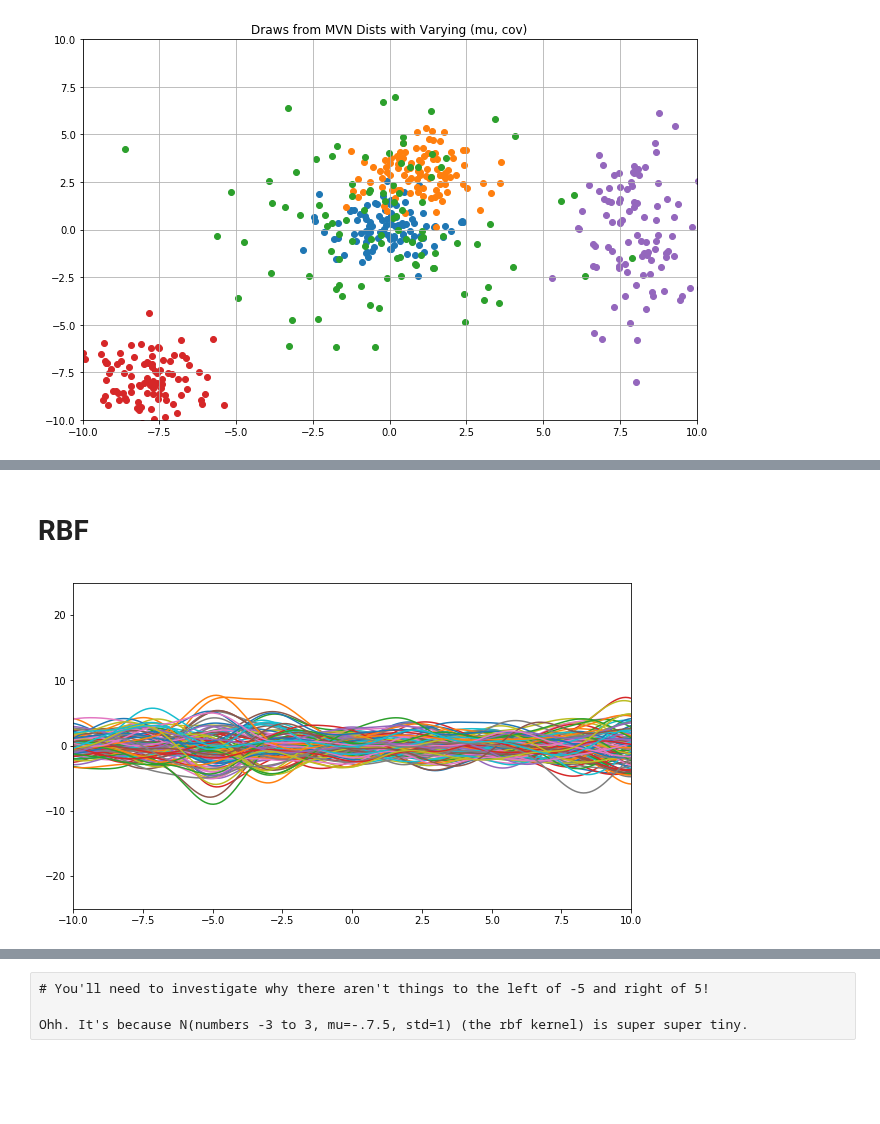
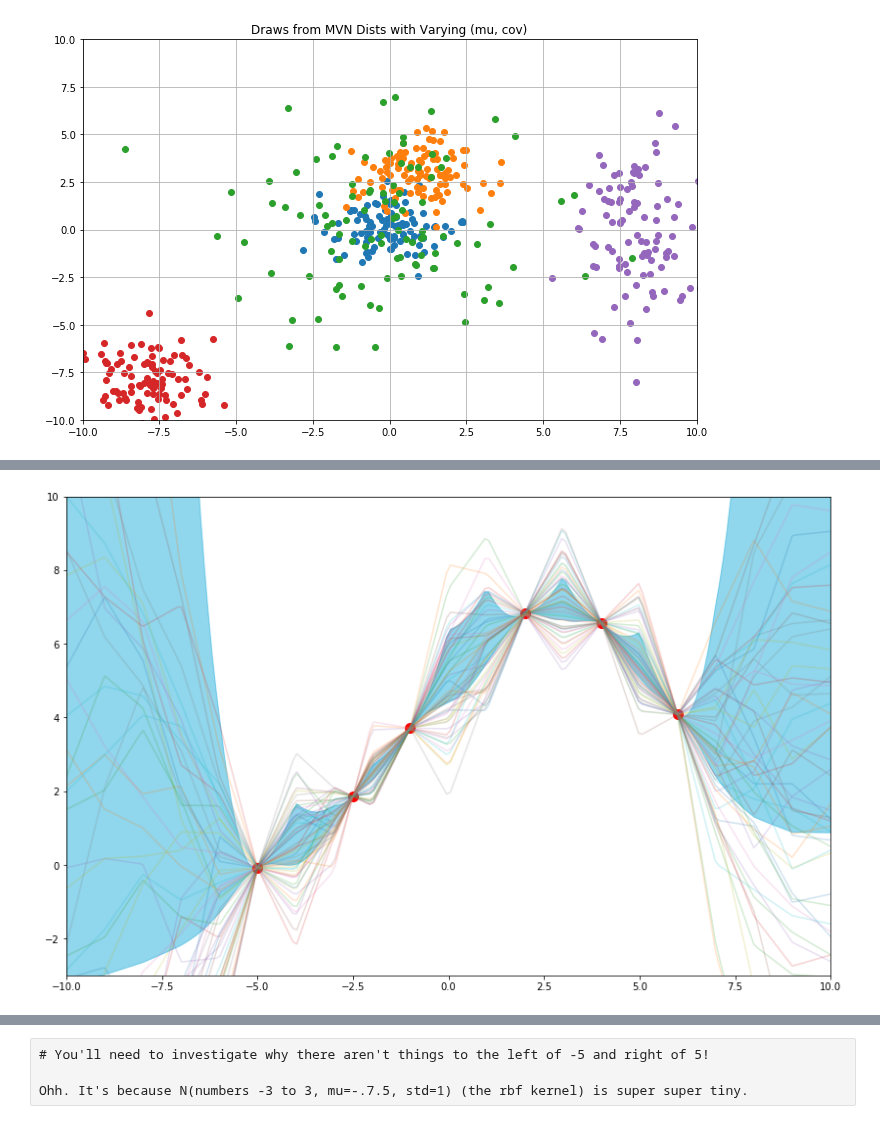
Before and after one commit to cavaunpeu/gaussian-processes, a Jupyter notebook: gaussian-processes.ipynb, the cells around one changed output, grey strips where cells are left out. Cells and saved outputs as stored; diff of their text form; code cells hidden in the pictures; blank space fills up the shorter version.

```diff
--- a/gaussian-processes.ipynb
+++ b/gaussian-processes.ipynb
@@ -111,0 +80,17 @@ plt.scatter(x, y_true_)
+# %%
+phi_x = np.array([x ** (1 + i) for i in range(3)])
+
+phi_x_dim = len(phi_x)
+mu_w = np.zeros(phi_x_dim)
+cov_w = 1.1 * np.diag(np.ones(phi_x_dim))
+
+mu_lc = mu_w.T @ phi_x
+cov_lc = phi_x.T @ cov_w @ phi_x
+
+plt.figure(figsize=(11, 7))
+plt.ylim(-10, 10)
+plt.xlim(-10, 10)
+
+for _ in range(17):
+    lc = np.random.multivariate_normal(mu_lc, cov_lc)
+    plt.plot(x, lc)
@@ -112,3 +101,4 @@ plt.scatter(x, y_true_)
 # %%
-x_train = np.array([-5, -1, -2.5, 2, 4, 6])
+x_train = np.array([-5, -2.5, -1, 2, 4, 6])
 y_train = np.sin(x_train)**2 - np.abs(x_train - 3) + 7
+x_test  = np.linspace(-10, 10, 200)
@@ -148,4 +104,0 @@ _ = plot_function_evals(mu_w, cov_w, features)
-# %%
-features = np.array([np.exp(x), x - 1, x, x**2, 1.2345*np.ones_like(x)])
-
-_ = plot_function_evals(mu_w, cov_w, features)
@@ -154,2 +104,0 @@ _ = plot_function_evals(mu_w, cov_w, features)
-# %% [markdown]
-# RBF
@@ -156,10 +141,20 @@ _ = plot_function_evals(mu_w, cov_w, features)
 # %%
-D = BIG_NUMBER = 198
+D = 20
 
+
+# Params of prior distribution over weights
 mu_w = np.zeros(D)
-cov_w = np.diag(np.exp(np.random.randn(D)))
-features = np.array([np.exp(-.5 * (x - d)**2) for d in range(int(-D / 2), int(D / 2))])
+cov_w = 1.1 * np.diag(np.ones(D))
 
-_ = plot_function_evals(mu_w, cov_w, features)
+
+def phi_func(x, D=D):
+    return np.array([np.abs(x - d) for d in range(int(-D / 2), int(D / 2))])
+
+
+# Update prior over weights, then prior over function evals, with observed data
+mu_y_post, cov_y_post = compute_gp_posterior(mu_w, cov_w, phi_func, x_train, y_train, x_test)
+
+# Plot
+plot_gp_posterior(mu_y_post, cov_y_post, x_train, y_train, x_test)
 # %% [output]
-[figure, old version]
+[figure, new version]
```
Also changed, not shown: parts of 43 cells of this notebook.
